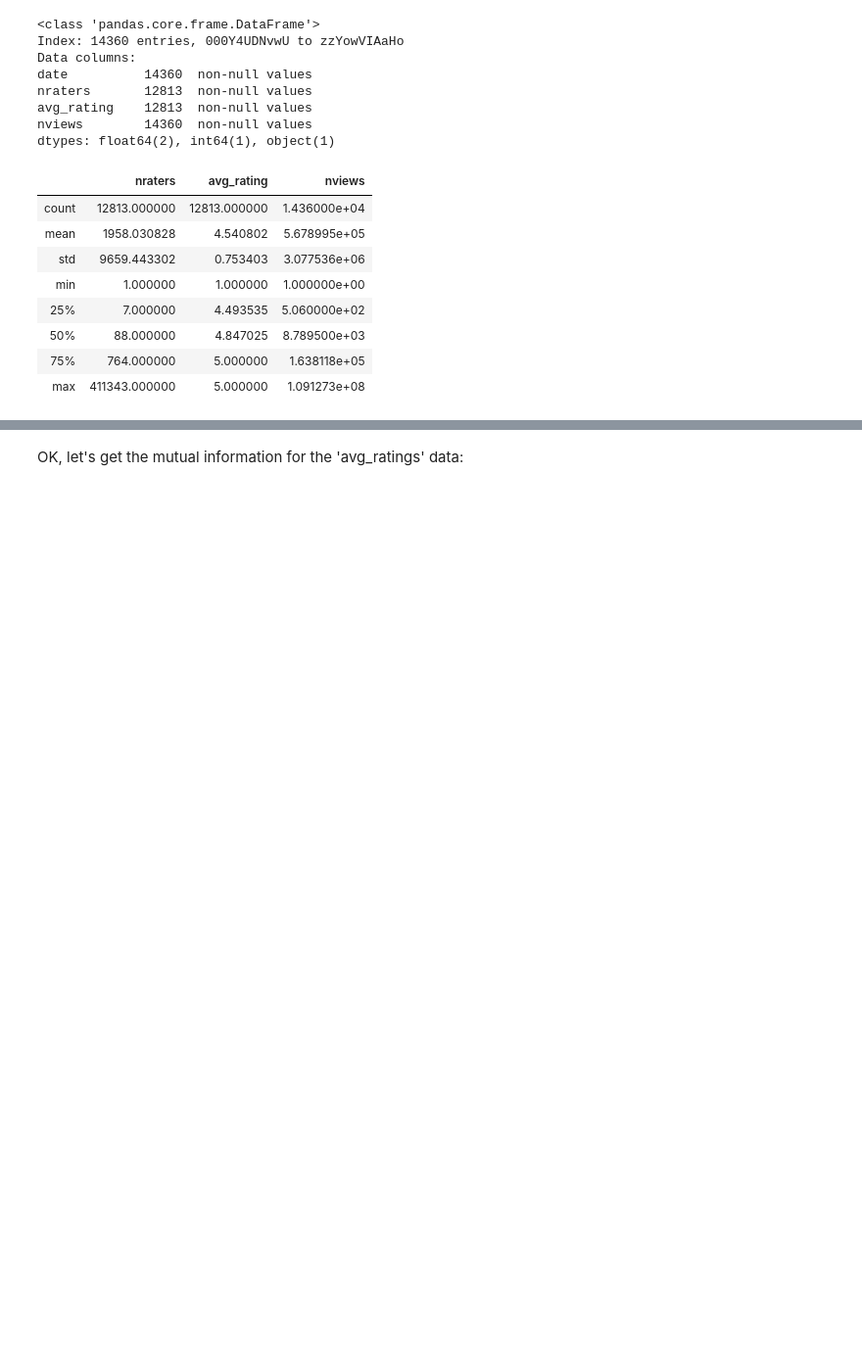
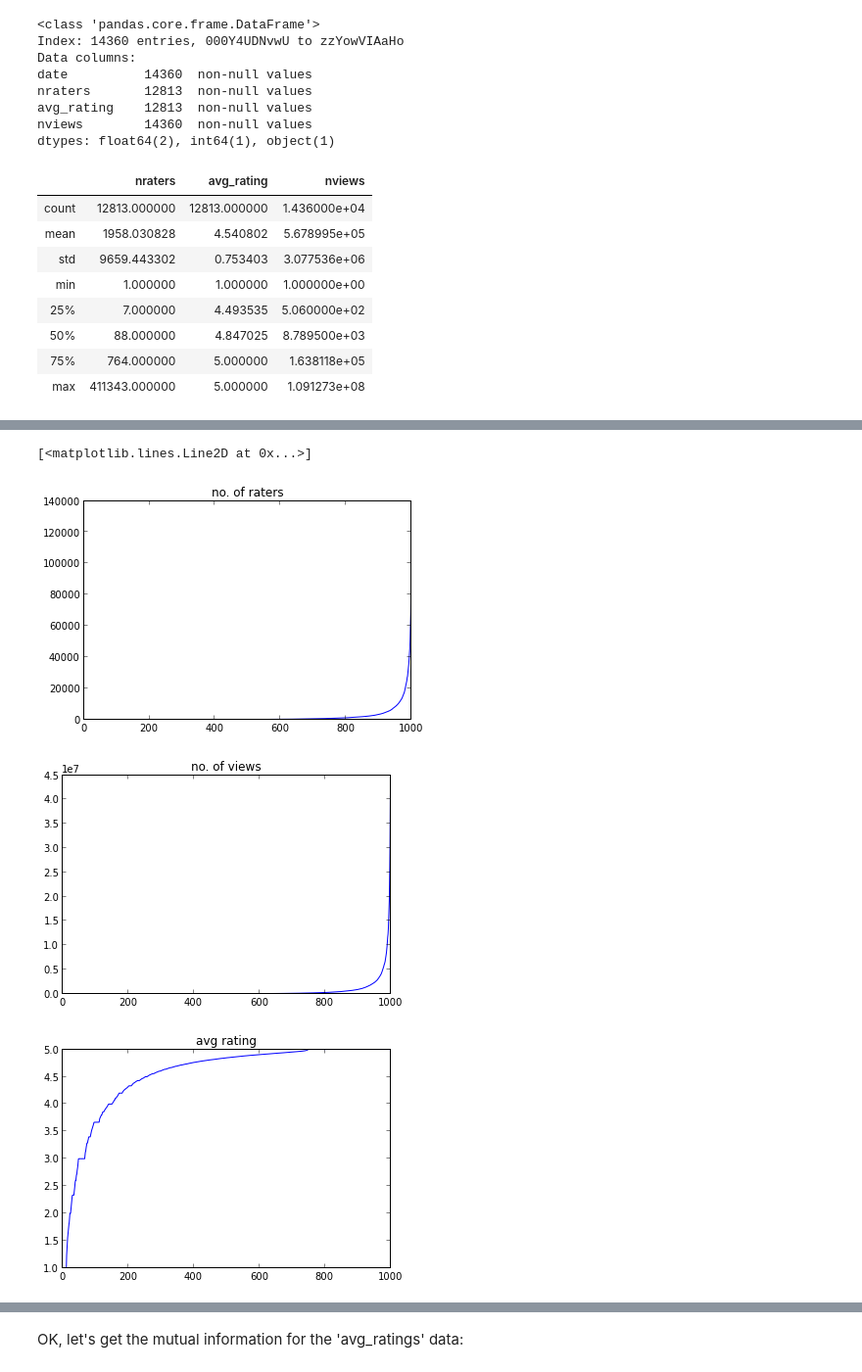
Before and after one commit to aculich/S222_S13, a Jupyter notebook: Course_Notes.ipynb, the cells around one changed output, grey strips where cells are left out. Shown at 98% size. Cells and saved outputs as stored; diff of their text form; code cells hidden in the pictures; blank space fills up the shorter version.

```diff
--- a/Course_Notes.ipynb
+++ b/Course_Notes.ipynb
@@ -242,7 +242,7 @@ An obvious thing to do is to compute the number of right winners minus the numbe
 # %%
 import pandas as pd
 
-data = pd.read_csv('Data/comedy_comparisons.train', names=['left', 'right', 'winner'])
+data = pd.read_csv('Data/comedy_comparisons/comedy_comparisons.train', names=['left', 'right', 'winner'])
 delta_wins = 0
 for winner in data['winner']:
     if winner == 'right':
@@ -267,7 +267,7 @@ What happens if one of the counts is zero?  If you simply divide by the total co
 Moving on, the next step is to build a dictionary of flattened contingency tables, indexed by unique video ID.  (Note: I have pushed a file called "unique_ids" containing all the unique video IDs to the repository.)
 # %%
 cont_tbl = dict() # we will get a contingency table for each unique video id
-file = open('Data/unique_ids.gz',"r")
+file = open('unique_ids',"r")
 ids = [x.rstrip() for x in file.readlines()]
 
 # ok, we have a list of the unique ids
@@ -711,3 +706,25 @@ To get quantiles, the usual procedure would be to simply sort the data, but we c
+# %%
+nraters_qtiles = [metadata['nraters'].quantile(x) for x in arange(0,1,.001)]
+nviews_qtiles = [metadata['nviews'].quantile(x) for x in arange(0,1,.001)]
+rating_qtiles = [metadata['avg_rating'].quantile(x) for x in arange(0,1,.001)]
+fig1 = figure()
+fig2 = figure()
+fig3 = figure()
+ax1 = fig1.add_subplot(1,1,1)
+ax2 = fig2.add_subplot(1,1,1)
+ax3 = fig3.add_subplot(1,1,1)
+ax1.set_title('no. of raters')
+ax2.set_title('no. of views')
+ax3.set_title('avg rating')
+ax1.plot(nraters_qtiles)
+ax2.plot(nviews_qtiles)
+ax3.plot(rating_qtiles)
+#print "99th percentile: ",nrater_qtiles[99]
+# %% [output]
+[<matplotlib.lines.Line2D at 0x...>]
+[figure, added]
+[figure, added]
+[figure, added]
 # %% [markdown]
 As expected, the first two are heavily skewed at the high end.  The average rating looks a little better, but feeding raw data with this type of distribution into a logistic regressor is usually a bad idea.  The reason is that since the log-odds of the response bit varies linearly with the data, everything but the top one or two percent would be essentially ignored. A good solution is to filter the raw data through the cumulative distribution function, which is the inverse of the quantile function above, before sending it to the regressor.  In effect, this is a change of variable to a uniform variate on $[0,1]$. (Exercise:  why is this true? ) For technical reasons, it's a slightly better idea to then make it uniform on $[-1,1]$ via the change of variable $x\rightarrow 2x-1$.
 
```
Also changed, not shown: parts of 55 cells of this notebook, 1 other file.
